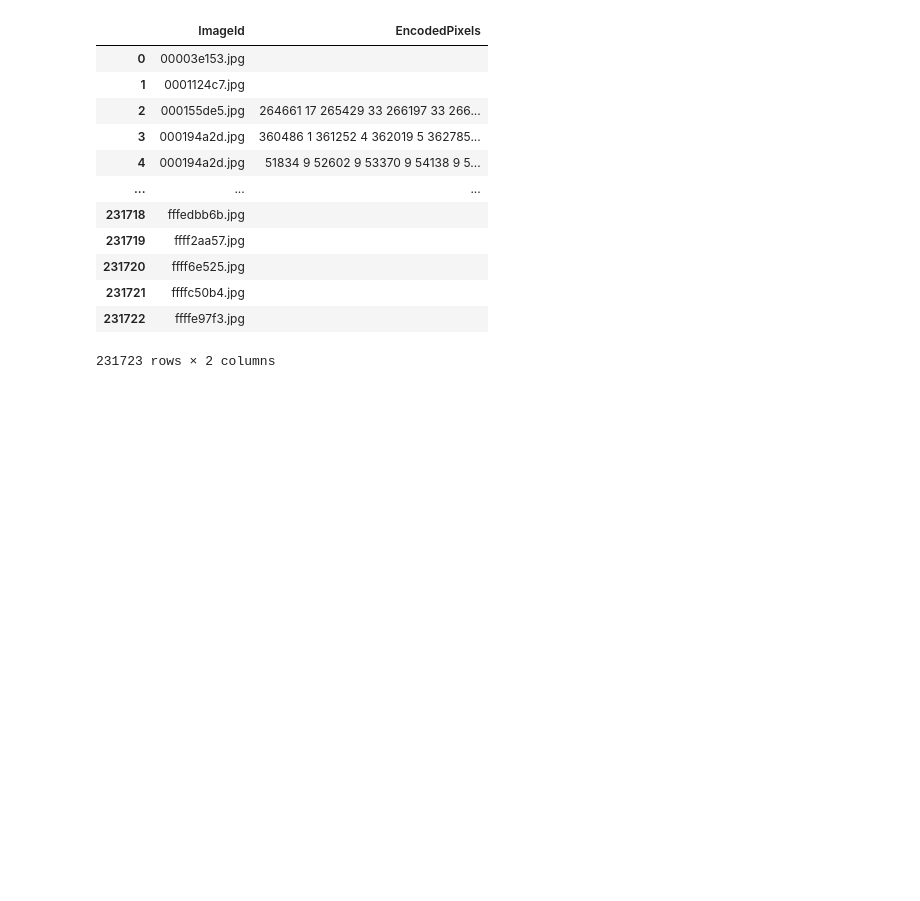
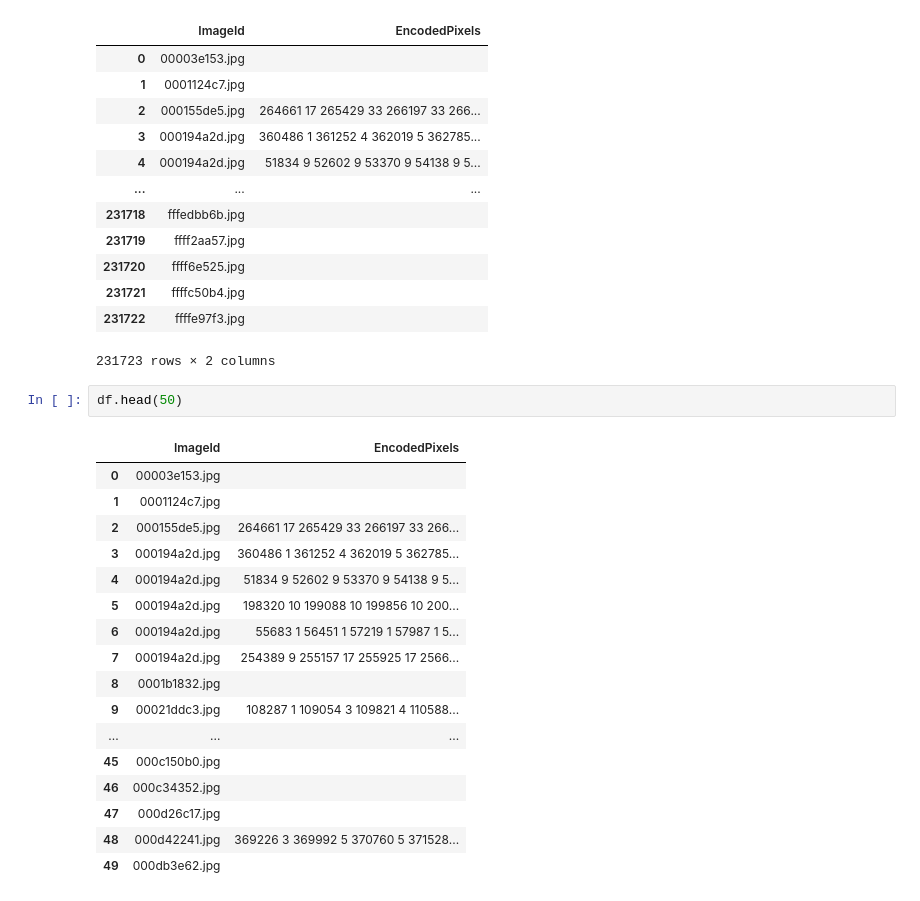
Before and after one commit to romanilchyshyn/airbus-ship-detection-v2, a Jupyter notebook: notebooks/investigate.ipynb, the cells around one changed output. Cells and saved outputs as stored; diff of their text form; blank space fills up the shorter version.

```diff
--- a/notebooks/investigate.ipynb
+++ b/notebooks/investigate.ipynb
@@ -34,3 +34,23 @@ df
 | 231721 | ffffc50b4.jpg |  |
 | 231722 | ffffe97f3.jpg |  |
 231723 rows × 2 columns
+# %%
+df.head(50)
+# %% [output]
+|  | ImageId | EncodedPixels |
+| 0 | 00003e153.jpg |  |
+| 1 | 0001124c7.jpg |  |
+| 2 | 000155de5.jpg | 264661 17 265429 33 266197 33 266... |
+| 3 | 000194a2d.jpg | 360486 1 361252 4 362019 5 362785... |
+| 4 | 000194a2d.jpg | 51834 9 52602 9 53370 9 54138 9 5... |
+| 5 | 000194a2d.jpg | 198320 10 199088 10 199856 10 200... |
+| 6 | 000194a2d.jpg | 55683 1 56451 1 57219 1 57987 1 5... |
+| 7 | 000194a2d.jpg | 254389 9 255157 17 255925 17 2566... |
+| 8 | 0001b1832.jpg |  |
+| 9 | 00021ddc3.jpg | 108287 1 109054 3 109821 4 110588... |
+| ... | ... | ... |
+| 45 | 000c150b0.jpg |  |
+| 46 | 000c34352.jpg |  |
+| 47 | 000d26c17.jpg |  |
+| 48 | 000d42241.jpg | 369226 3 369992 5 370760 5 371528... |
+| 49 | 000db3e62.jpg |  |
```
Also changed, not shown: parts of 4 cells of this notebook, 4 other files.
